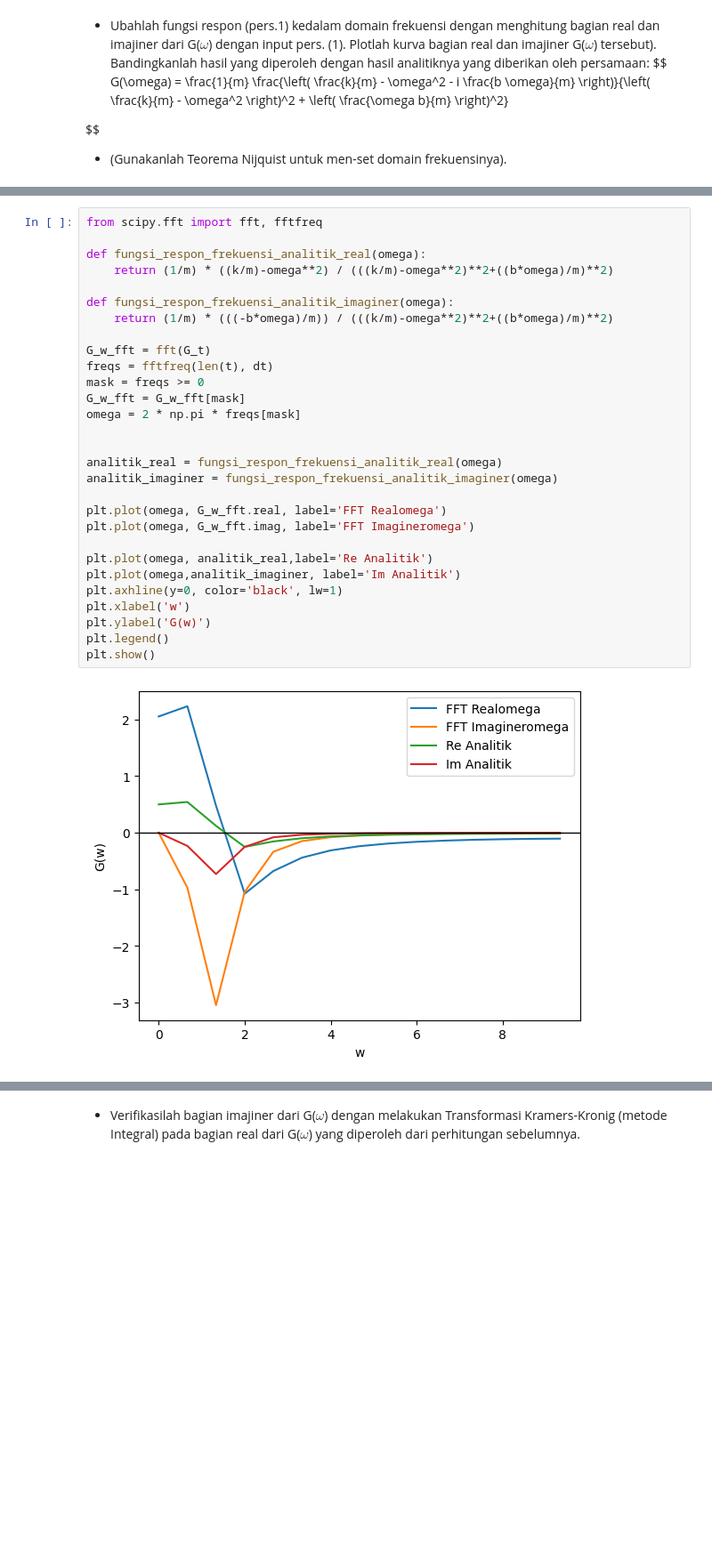
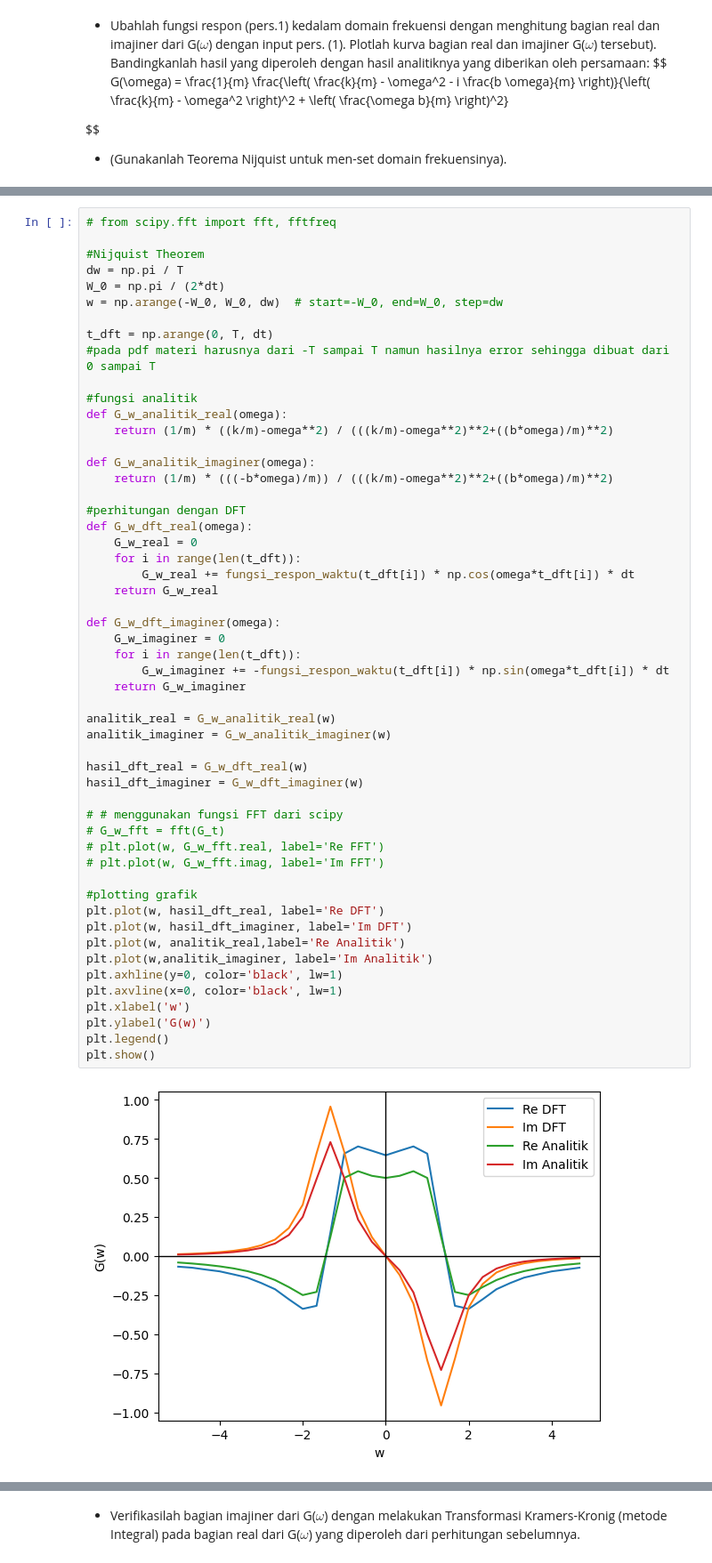
Before and after one commit to Ariftia/Tugas-Matkom, a Jupyter notebook: Tugas_Pak_Iman.ipynb, the cells around one changed output, grey strips where cells are left out. Shown at 89% size. Saved outputs shown, nothing was run; the diff lists cells and outputs as text; blank space fills up the shorter version.

```diff
--- a/Tugas_Pak_Iman.ipynb
+++ b/Tugas_Pak_Iman.ipynb
@@ -55,31 +75,55 @@ $$
 # %%
-from scipy.fft import fft, fftfreq
+# from scipy.fft import fft, fftfreq
 
-def fungsi_respon_frekuensi_analitik_real(omega):
+#Nijquist Theorem
+dw = np.pi / T
+W_0 = np.pi / (2*dt)
+w = np.arange(-W_0, W_0, dw)  # start=-W_0, end=W_0, step=dw
+
+t_dft = np.arange(0, T, dt)
+#pada pdf materi harusnya dari -T sampai T namun hasilnya error sehingga dibuat dari 0 sampai T
+
+#fungsi analitik
+def G_w_analitik_real(omega):
     return (1/m) * ((k/m)-omega**2) / (((k/m)-omega**2)**2+((b*omega)/m)**2)
 
-def fungsi_respon_frekuensi_analitik_imaginer(omega):
+def G_w_analitik_imaginer(omega):
     return (1/m) * (((-b*omega)/m)) / (((k/m)-omega**2)**2+((b*omega)/m)**2)
 
-G_w_fft = fft(G_t)
-freqs = fftfreq(len(t), dt)
-mask = freqs >= 0
-G_w_fft = G_w_fft[mask]
-omega = 2 * np.pi * freqs[mask]
+#perhitungan dengan DFT
+def G_w_dft_real(omega):
+    G_w_real = 0
+    for i in range(len(t_dft)):
+        G_w_real += fungsi_respon_waktu(t_dft[i]) * np.cos(omega*t_dft[i]) * dt
+    return G_w_real
 
+def G_w_dft_imaginer(omega):
+    G_w_imaginer = 0
+    for i in range(len(t_dft)):
+        G_w_imaginer += -fungsi_respon_waktu(t_dft[i]) * np.sin(omega*t_dft[i]) * dt
+    return G_w_imaginer
 
-analitik_real = fungsi_respon_frekuensi_analitik_real(omega)
-analitik_imaginer = fungsi_respon_frekuensi_analitik_imaginer(omega)
+analitik_real = G_w_analitik_real(w)
+analitik_imaginer = G_w_analitik_imaginer(w)
 
-plt.plot(omega, G_w_fft.real, label='FFT Realomega')
-plt.plot(omega, G_w_fft.imag, label='FFT Imagineromega')
+hasil_dft_real = G_w_dft_real(w)
+hasil_dft_imaginer = G_w_dft_imaginer(w)
 
-plt.plot(omega, analitik_real,label='Re Analitik')
-plt.plot(omega,analitik_imaginer, label='Im Analitik')
+# # menggunakan fungsi FFT dari scipy
+# G_w_fft = fft(G_t)
+# plt.plot(w, G_w_fft.real, label='Re FFT')
+# plt.plot(w, G_w_fft.imag, label='Im FFT')
+
+#plotting grafik
+plt.plot(w, hasil_dft_real, label='Re DFT')
+plt.plot(w, hasil_dft_imaginer, label='Im DFT')
+plt.plot(w, analitik_real,label='Re Analitik')
+plt.plot(w,analitik_imaginer, label='Im Analitik')
 plt.axhline(y=0, color='black', lw=1)
+plt.axvline(x=0, color='black', lw=1)
 plt.xlabel('w')
 plt.ylabel('G(w)')
 plt.legend()
 plt.show()
 # %% [output]
-[figure, old version]
+[figure, new version]
```
Also changed, not shown: parts of 17 cells of this notebook.
